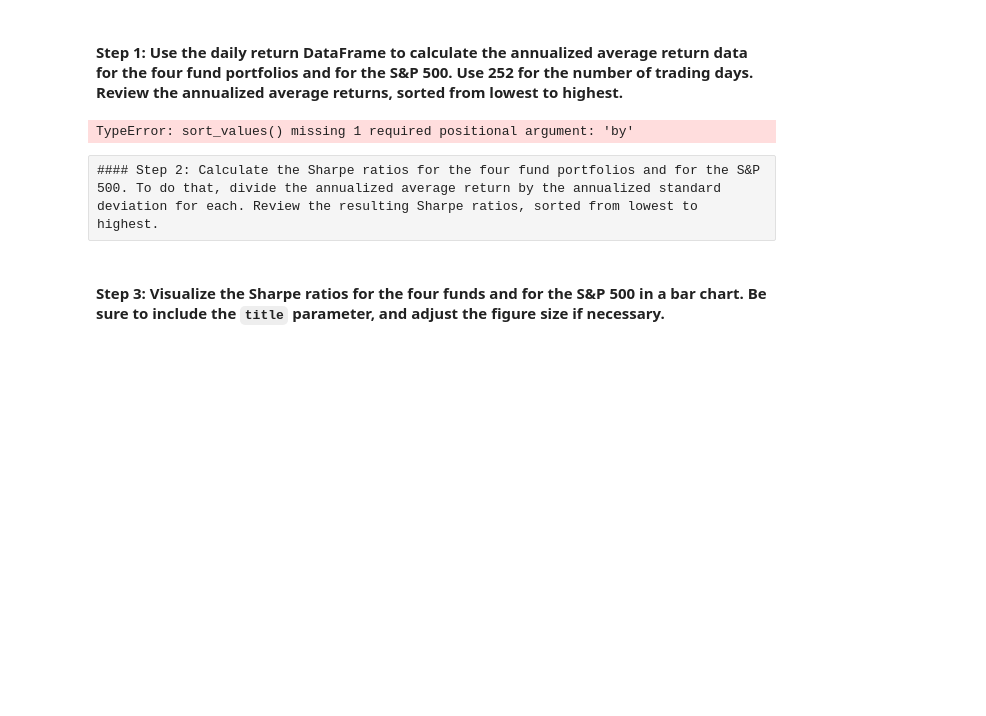
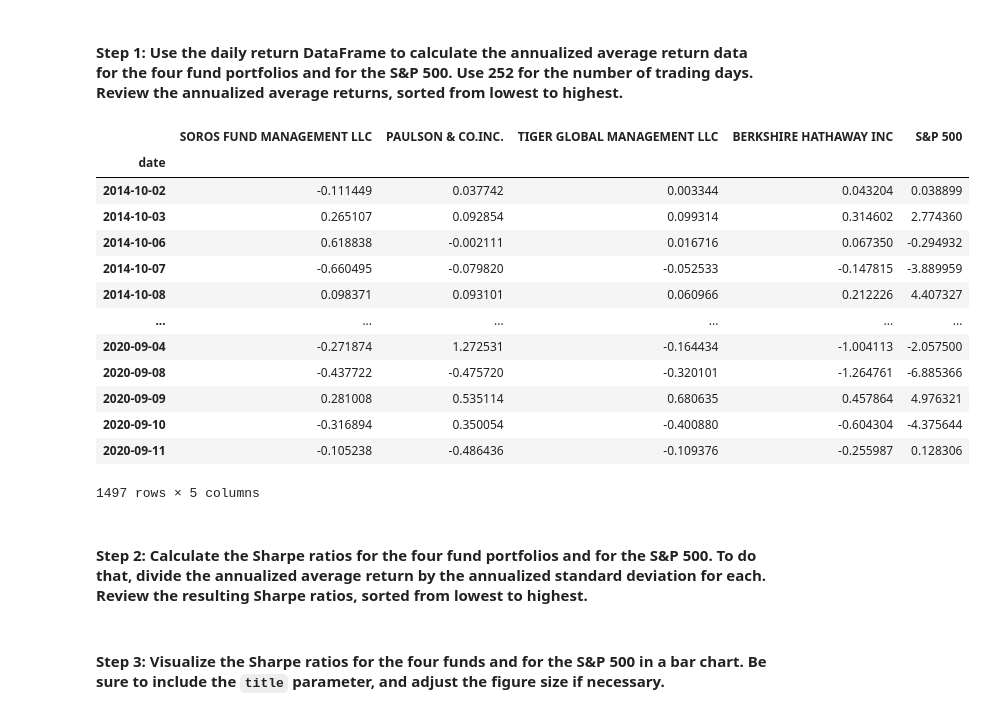
Before and after one commit to tylergusmyers/Portfolio_analyze, a Jupyter notebook: risk_return_analysis.ipynb, the cells around one changed output. Saved outputs shown, nothing was run; the diff lists cells and outputs as text; code cells hidden in the pictures; blank space fills up the shorter version.

```diff
--- a/risk_return_analysis.ipynb
+++ b/risk_return_analysis.ipynb
@@ -305,13 +305,26 @@ To determine the overall risk of an asset or portfolio, quantitative analysts an
 # %%
 # Calculate the annual average return data for the for fund portfolios and the S&P 500
 # Use 252 as the number of trading days in the year
 # Review the annual average returns sorted from lowest to highest
-annual_average = daily_returns / 252
-annual_average.sort_values()
+annual_average = daily_returns * 252
+annual_average.sort_values("date",ascending = True)
 # %% [output]
+|  | SOROS FUND MANAGEMENT LLC | PAULSON & CO.INC. | TIGER GLOBAL MANAGEMENT LLC | BERKSHIRE HATHAWAY INC | S&P 500 |
+| date |  |  |  |  |  |
+| 2014-10-02 | -0.111449 | 0.037742 | 0.003344 | 0.043204 | 0.038899 |
+| 2014-10-03 | 0.265107 | 0.092854 | 0.099314 | 0.314602 | 2.774360 |
+| 2014-10-06 | 0.618838 | -0.002111 | 0.016716 | 0.067350 | -0.294932 |
+| 2014-10-07 | -0.660495 | -0.079820 | -0.052533 | -0.147815 | -3.889959 |
+| 2014-10-08 | 0.098371 | 0.093101 | 0.060966 | 0.212226 | 4.407327 |
+| ... | ... | ... | ... | ... | ... |
+| 2020-09-04 | -0.271874 | 1.272531 | -0.164434 | -1.004113 | -2.057500 |
+| 2020-09-08 | -0.437722 | -0.475720 | -0.320101 | -1.264761 | -6.885366 |
+| 2020-09-09 | 0.281008 | 0.535114 | 0.680635 | 0.457864 | 4.976321 |
+| 2020-09-10 | -0.316894 | 0.350054 | -0.400880 | -0.604304 | -4.375644 |
+| 2020-09-11 | -0.105238 | -0.486436 | -0.109376 | -0.255987 | 0.128306 |
-TypeError: sort_values() missing 1 required positional argument: 'by'
+1497 rows × 5 columns
-# %% [raw]
-#### Step 2: Calculate the Sharpe ratios for the four fund portfolios and for the S&P 500. To do that, divide the annualized average return by the annualized standard deviation for each. Review the resulting Sharpe ratios, sorted from lowest to highest.
+# %% [markdown]
+#### Step 2: Calculate the Sharpe ratios for the four fund portfolios and for the S&P 500. To do that, divide the annualized average return by the annualized standard deviation for each. Review the resulting Sharpe ratios, sorted from lowest to highest.
 # %%
 # Calculate the annualized Sharpe Ratios for each of the 4 portfolios and the S&P 500.
 # Review the Sharpe ratios sorted lowest to highest
```
Also changed, not shown: parts of 22 cells of this notebook.
